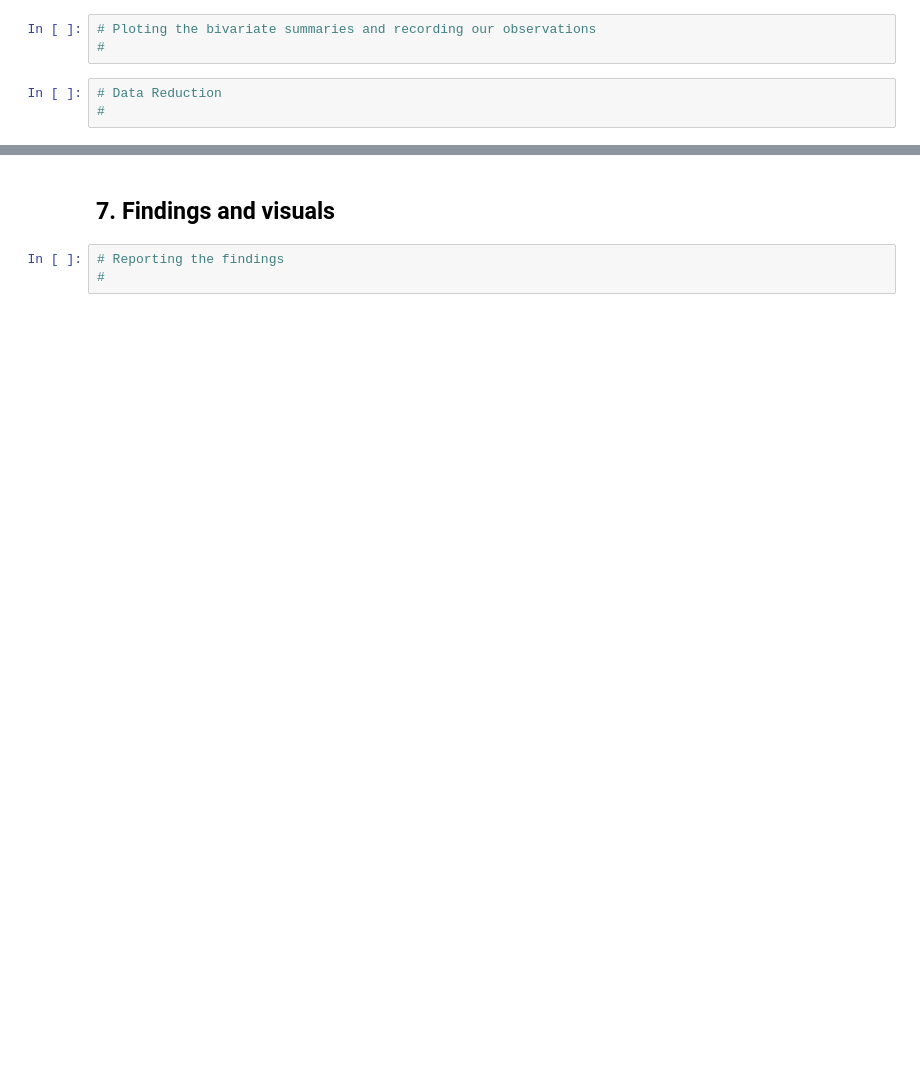
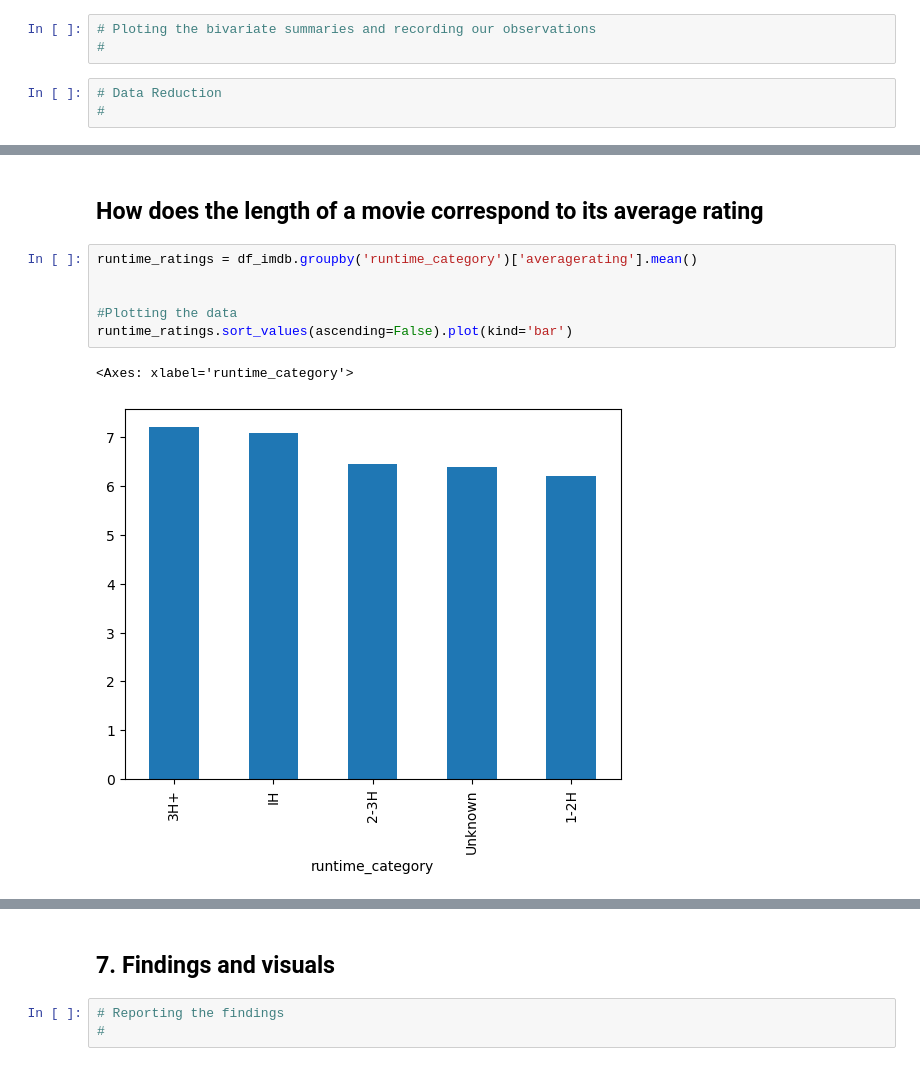
Before and after one commit to PerisWamoni/BoxOffice_Analysis, a Jupyter notebook: Box Office Analysis.ipynb, the cells around one changed output, grey strips where cells are left out. Drawn from its saved outputs; the diff is of its cells as text; blank space fills up the shorter version.

```diff
--- a/Box Office Analysis.ipynb
+++ b/Box Office Analysis.ipynb
@@ -224,0 +453,11 @@ Making sure your data matches something outside of the dataset is very important
+# %% [markdown]
+## How does the length of a movie correspond to its average rating
+# %%
+runtime_ratings = df_imdb.groupby('runtime_category')['averagerating'].mean()
+
+
+#Plotting the data
+runtime_ratings.sort_values(ascending=False).plot(kind='bar')
+# %% [output]
+<Axes: xlabel='runtime_category'>
+[figure, added]
```
Also changed, not shown: parts of 44 cells of this notebook, 10 other files.
